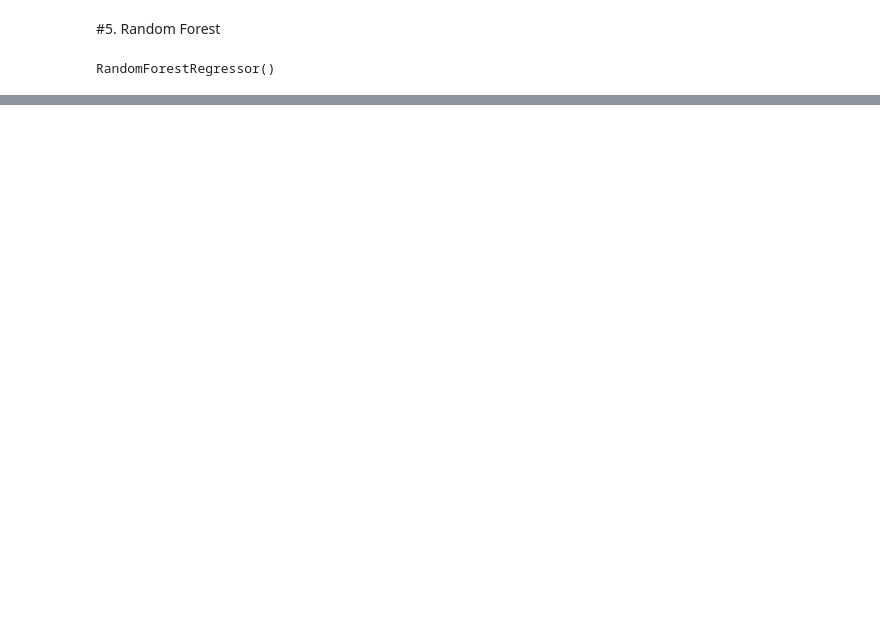
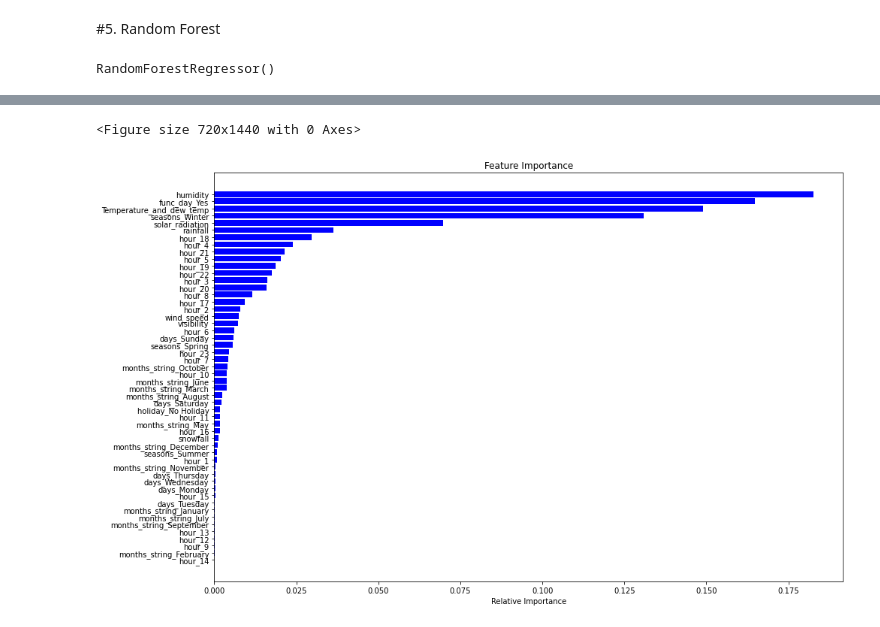
Before and after one commit to SujitbMusale/Supervised-ML-Regression--Seoul-Bike-Sharing-Demand-Prediction, a Jupyter notebook: Copy_of_Bike_Sharing_Demand_Prediction_Capstone_Project.ipynb, the cells around one changed output, grey strips where cells are left out. Cells and saved outputs as stored; diff of their text form; code cells hidden in the pictures; blank space fills up the shorter version.

```diff
--- a/Copy_of_Bike_Sharing_Demand_Prediction_Capstone_Project.ipynb
+++ b/Copy_of_Bike_Sharing_Demand_Prediction_Capstone_Project.ipynb
@@ -1092,0 +1048,3 @@ plt.show()
+# %%
+gb_model = GradientBoostingRegressor(max_depth=8, min_samples_leaf=40,
+                          min_samples_split=50)
@@ -1092,0 +1108,3 @@ plt.show()
+# %%
+imp_v = gb_model.feature_importances_
+pd.DataFrame(imp_v,X.columns,columns=['Value'])
@@ -1092,0 +1129,14 @@ plt.show()
+# %%
+plt.figure(figsize=(10,20))
+features = X_train.columns
+indices = np.argsort(imp_v)
+plt.figure(figsize=(15,10))
+plt.title('Feature Importance')
+plt.barh(range(len(indices)), imp_v[indices], color='Blue', align='center')
+plt.yticks(range(len(indices)), [features[i] for i in indices])
+plt.xlabel('Relative Importance')
+
+plt.show()
+# %% [output]
+<Figure size 720x1440 with 0 Axes>
+[figure, added]
```
Also changed, not shown: parts of 42 cells of this notebook.
